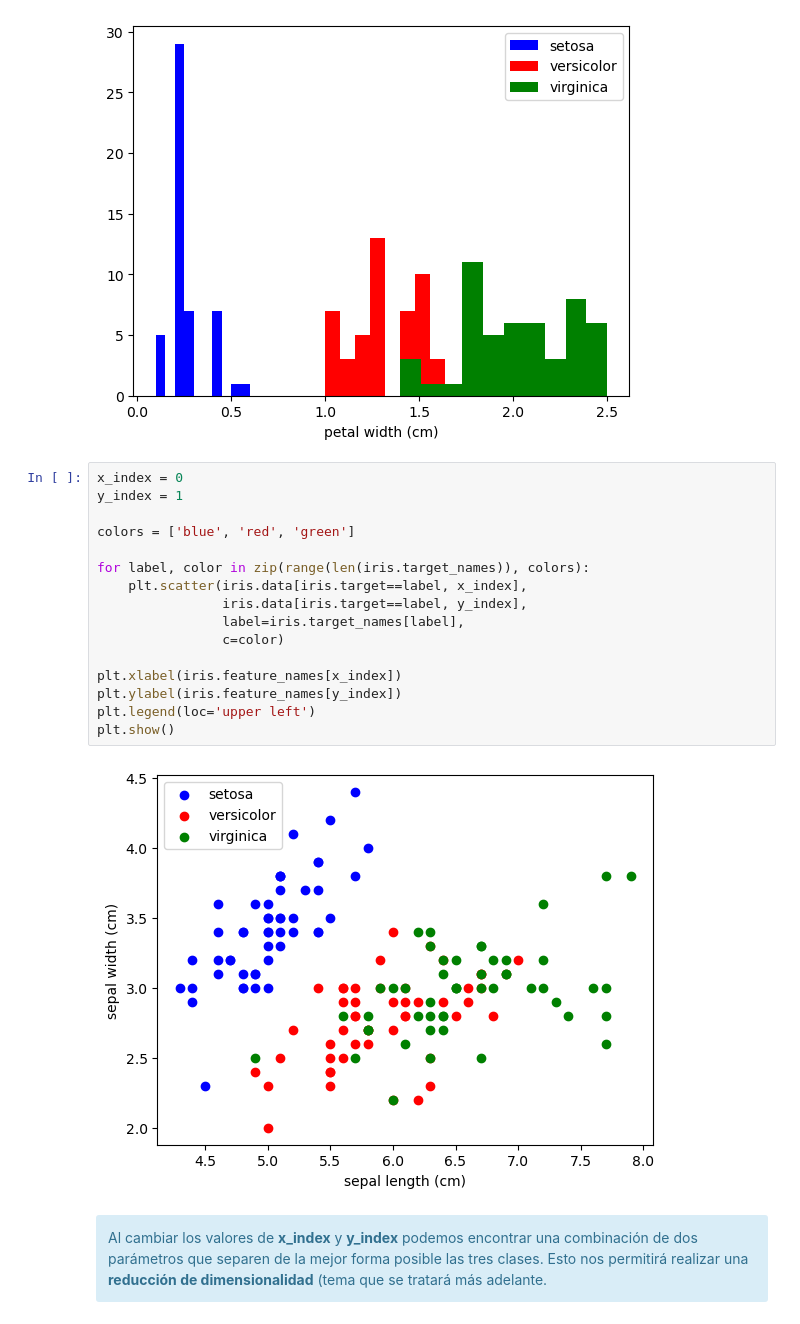
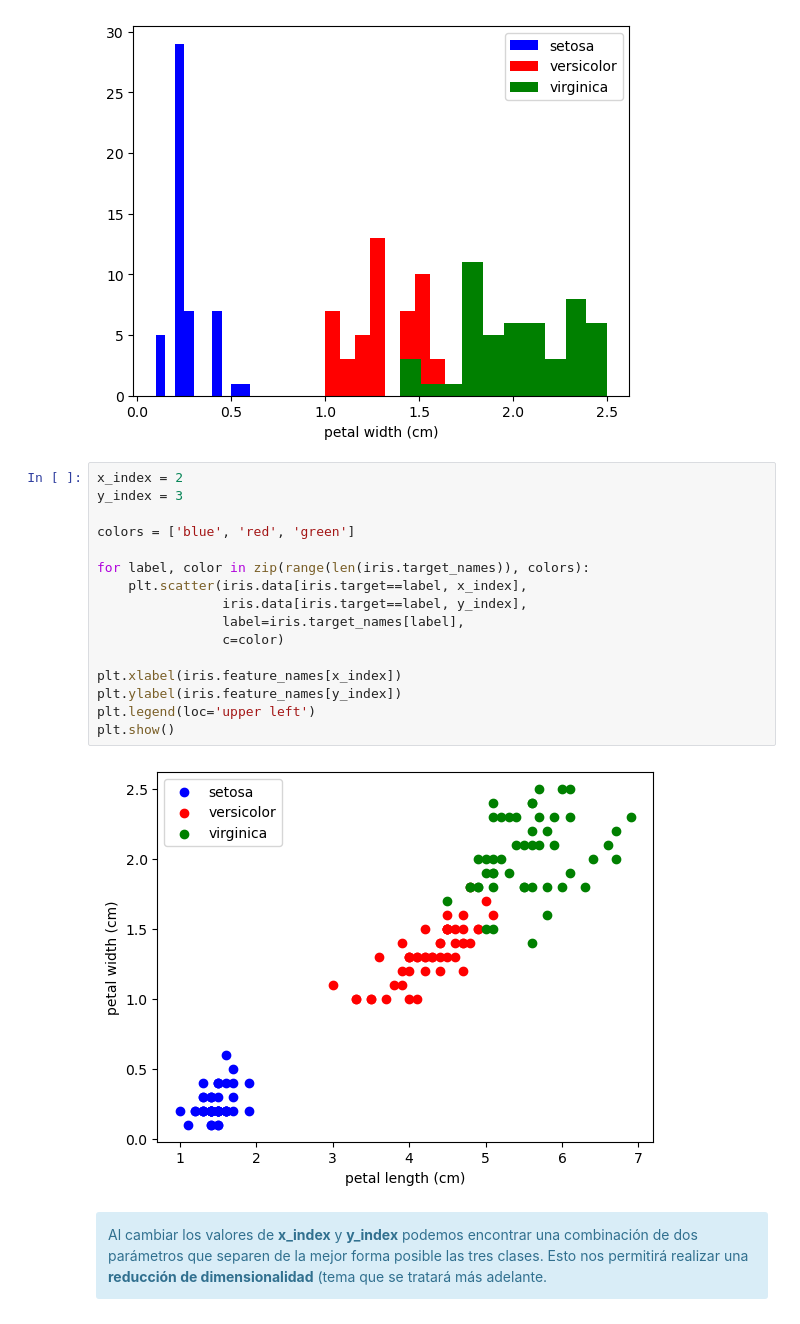
Before and after one commit to Diplomado-Gobernacion/Machine-Learning, a Jupyter notebook: Notebooks/2. Visualizacion.ipynb, the cells around one changed output. Saved outputs shown, nothing was run; the diff lists cells and outputs as text.

```diff
--- a/Notebooks/2. Visualizacion.ipynb
+++ b/Notebooks/2. Visualizacion.ipynb
@@ -151,23 +179,23 @@ plt.show()
 # %% [output]
 [figure]
 # %%
-x_index = 0
-y_index = 1
+x_index = 2
+y_index = 3
 
 colors = ['blue', 'red', 'green']
 
 for label, color in zip(range(len(iris.target_names)), colors):
     plt.scatter(iris.data[iris.target==label, x_index],
                 iris.data[iris.target==label, y_index],
                 label=iris.target_names[label],
                 c=color)
 
 plt.xlabel(iris.feature_names[x_index])
 plt.ylabel(iris.feature_names[y_index])
 plt.legend(loc='upper left')
 plt.show()
 # %% [output]
-[figure, old version]
+[figure, new version]
 # %% [markdown]
 <div class="alert alert-info">
     Al cambiar los valores de <b>x_index</b> y <b>y_index</b> podemos encontrar una combinación de dos parámetros que separen de la mejor forma posible las tres clases. Esto nos permitirá realizar una <b>reducción de dimensionalidad</b> (tema que se tratará más adelante.
```
Also changed, not shown: parts of 5 cells of this notebook, 7 other files.
